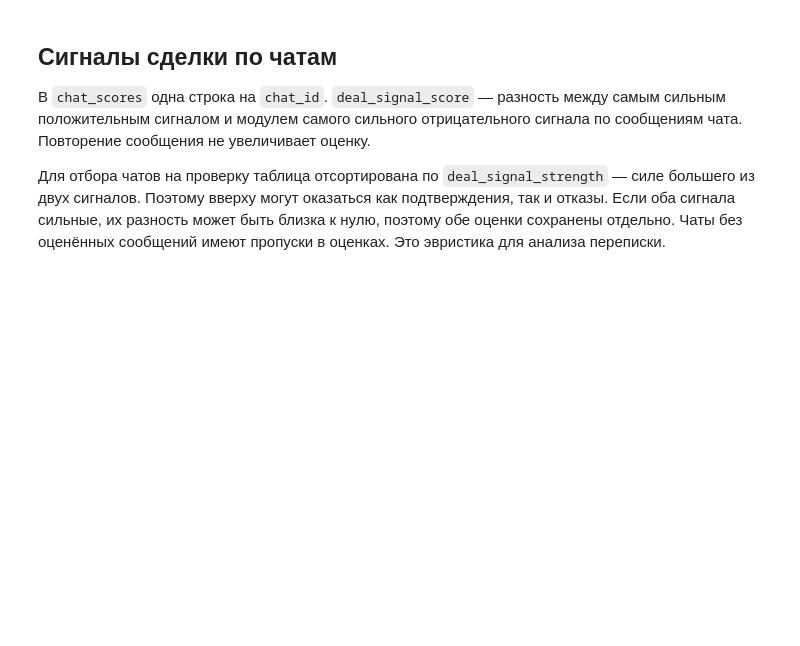
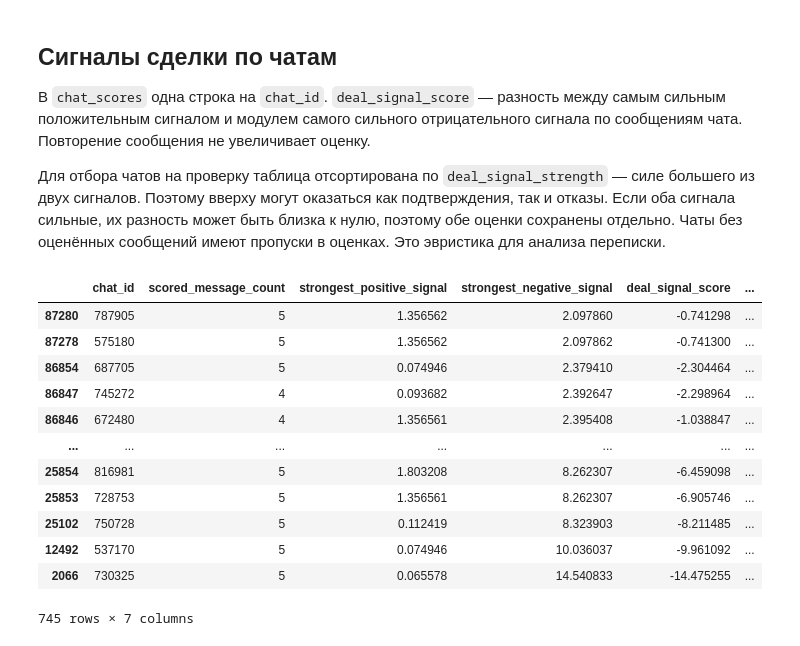
Before and after one commit to Wikemon/neuroslop_kygarikovs_hakaton, a Jupyter notebook: sentence_transformers.ipynb, the cells around one changed output. Saved outputs shown, nothing was run; the diff lists cells and outputs as text; code cells hidden in the pictures; blank space fills up the shorter version.

```diff
--- a/sentence_transformers.ipynb
+++ b/sentence_transformers.ipynb
@@ -8,7 +8,16 @@ messages = pd.read_csv("data/data_wthout_anomailes/messages_wthout_anomailes.csv
 
 chat_ids = messages[['chat_id']].dropna().drop_duplicates()
 
+messages["sent_at"] = pd.to_datetime(messages["sent_at"], errors="coerce")
+# При одинаковом времени первой идёт более поздняя строка CSV.
+messages = (
+    messages.dropna(subset=["chat_id", "sent_at"])
+    .sort_index(ascending=False)
+    .sort_values("sent_at", ascending=False, kind="stable")
+    .groupby("chat_id", sort=False)
+    .head(5)
+    .copy()
+)
+recent_rank = messages.groupby("chat_id", sort=False).cumcount()
 messages = messages.dropna(subset=["text"]).copy()
 messages["text"] = messages["text"].astype(str)
-
-messages
@@ -662,30 +520,46 @@ messages
 weighted_message_score = messages["weighted_deal_signal_score"]
 
 chat_evidence = (
     messages.assign(
         strongest_positive_signal=weighted_message_score.clip(lower=0),
         strongest_negative_signal=(-weighted_message_score).clip(lower=0),
     )
     .groupby("chat_id", as_index=False)
     .agg(
         scored_message_count=("deal_signal_score", "count"),
         strongest_positive_signal=("strongest_positive_signal", "max"),
         strongest_negative_signal=("strongest_negative_signal", "max"),
     )
 )
 
 chat_scores = chat_ids.merge(chat_evidence, on="chat_id", how="left", validate="one_to_one")
 chat_scores["scored_message_count"] = chat_scores["scored_message_count"].fillna(0).astype(int)
 chat_scores["deal_signal_score"] = (
     chat_scores["strongest_positive_signal"] - chat_scores["strongest_negative_signal"]
 )
 chat_scores["deal_signal_strength"] = chat_scores[
     ["strongest_positive_signal", "strongest_negative_signal"]
 ].max(axis=1)
 chat_scores = chat_scores.sort_values(
     "deal_signal_strength", ascending=False, kind="stable"
 ).reset_index(drop=True)
 
 chat_scores = chat_scores[chat_scores["scored_message_count"] > 0]
+chat_scores = chat_scores[chat_scores["strongest_positive_signal"] > 0]
 
+chat_scores = chat_scores.sort_values("strongest_negative_signal", ascending=True)
 chat_scores
+# %% [output]
+|  | chat_id | scored_message_count | strongest_positive_signal | strongest_negative_signal | deal_signal_score | ... |
+| 87280 | 787905 | 5 | 1.356562 | 2.097860 | -0.741298 | ... |
+| 87278 | 575180 | 5 | 1.356562 | 2.097862 | -0.741300 | ... |
+| 86854 | 687705 | 5 | 0.074946 | 2.379410 | -2.304464 | ... |
+| 86847 | 745272 | 4 | 0.093682 | 2.392647 | -2.298964 | ... |
+| 86846 | 672480 | 4 | 1.356561 | 2.395408 | -1.038847 | ... |
+| ... | ... | ... | ... | ... | ... | ... |
+| 25854 | 816981 | 5 | 1.803208 | 8.262307 | -6.459098 | ... |
+| 25853 | 728753 | 5 | 1.356561 | 8.262307 | -6.905746 | ... |
+| 25102 | 750728 | 5 | 0.112419 | 8.323903 | -8.211485 | ... |
+| 12492 | 537170 | 5 | 0.074946 | 10.036037 | -9.961092 | ... |
+| 2066 | 730325 | 5 | 0.065578 | 14.540833 | -14.475255 | ... |
+745 rows × 7 columns
```
Also changed, not shown: parts of 4 cells of this notebook, 4 other files.
